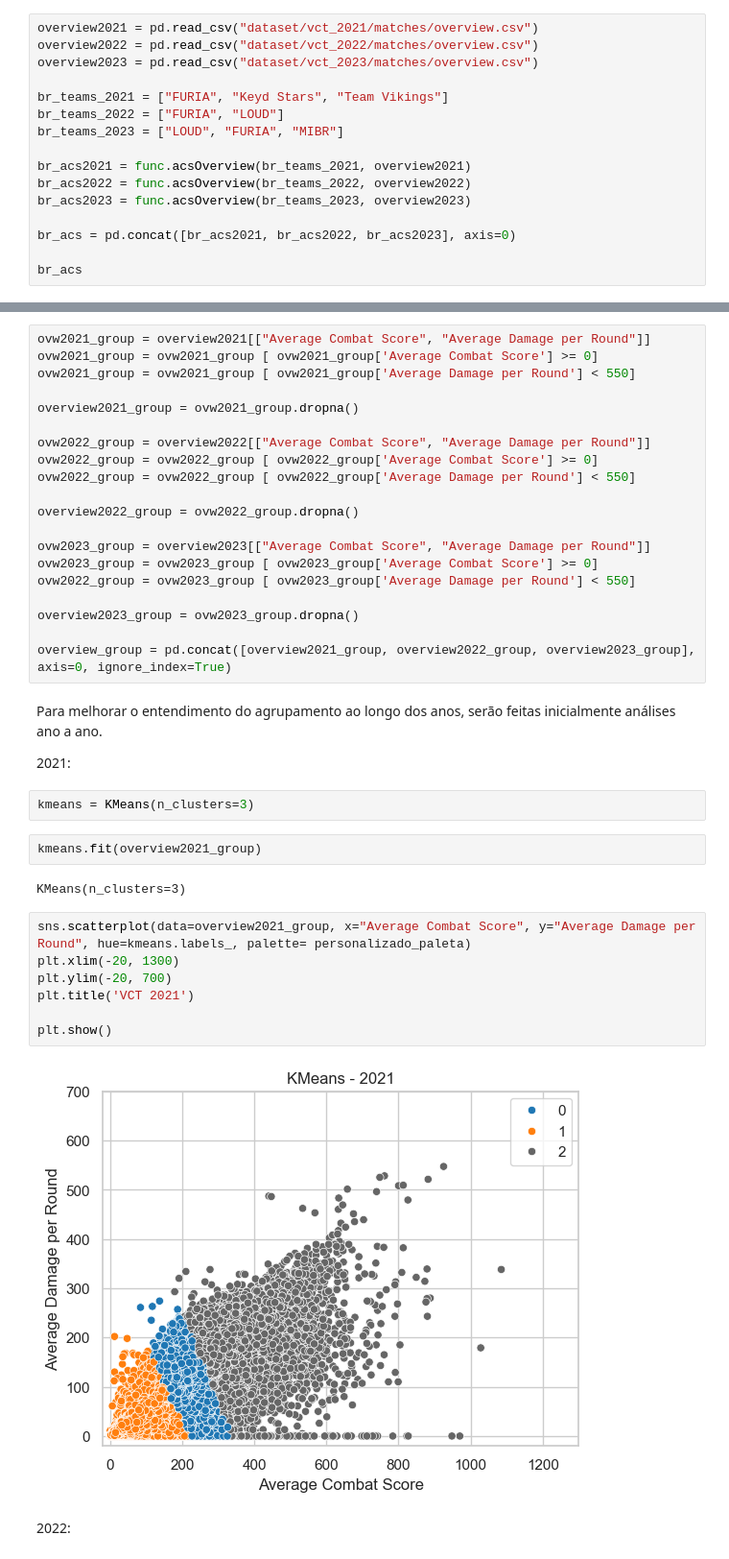
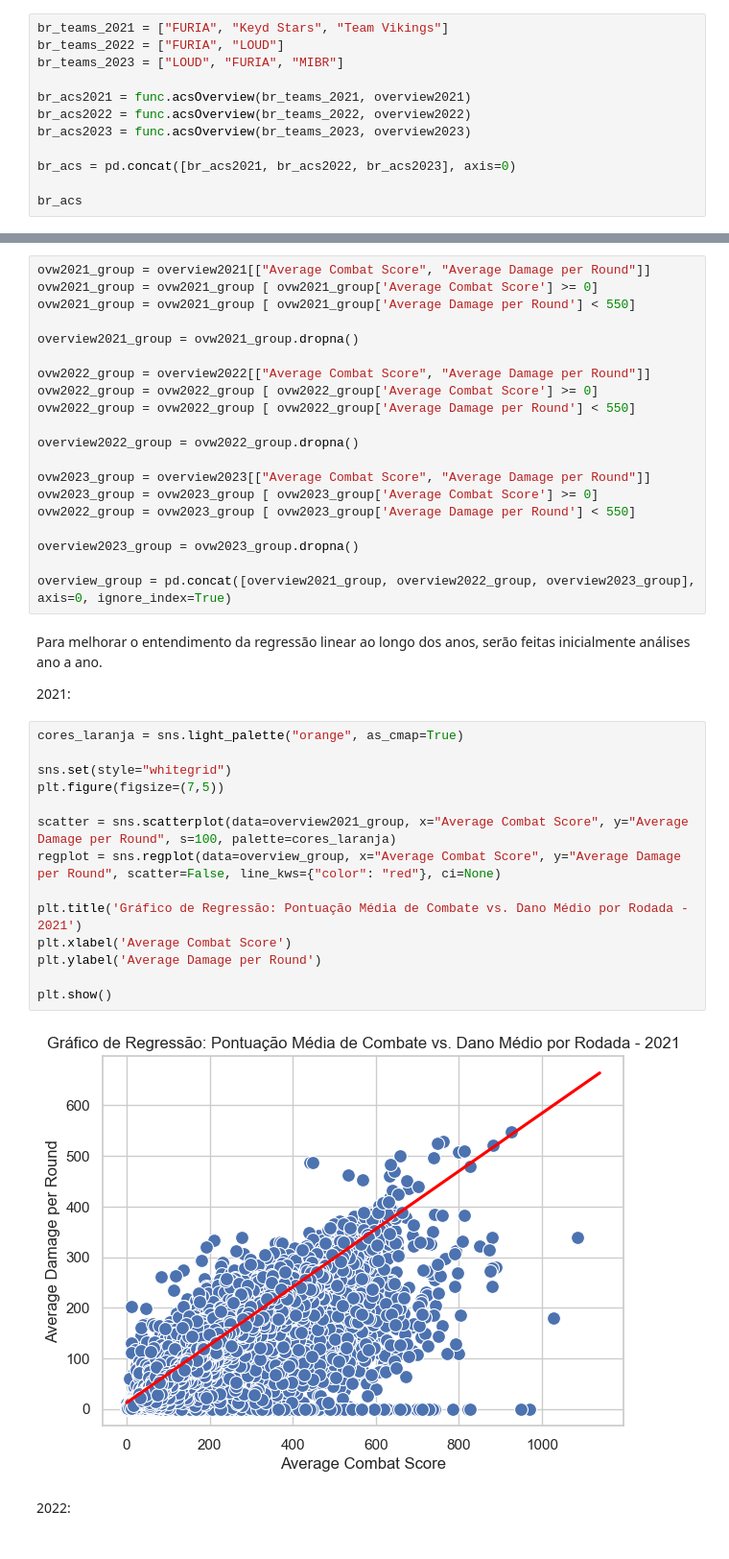
Before and after one commit to PedroLSCabral/Projeto-ICD, a Jupyter notebook: Presentation.ipynb, the cells around one changed output, grey strips where cells are left out. Shown at 96% size. Cells and saved outputs as stored; diff of their text form.

```diff
--- a/Presentation.ipynb
+++ b/Presentation.ipynb
@@ -455,8 +479,4 @@ plt.show()
 # %%
-overview2021 = pd.read_csv("dataset/vct_2021/matches/overview.csv")
-overview2022 = pd.read_csv("dataset/vct_2022/matches/overview.csv")
-overview2023 = pd.read_csv("dataset/vct_2023/matches/overview.csv")
-
 br_teams_2021 = ["FURIA", "Keyd Stars", "Team Vikings"]
 br_teams_2022 = ["FURIA", "LOUD"]
 br_teams_2023 = ["LOUD", "FURIA", "MIBR"]
@@ -517,23 +539,24 @@ overview2023_group = ovw2023_group.dropna()
 
 overview_group = pd.concat([overview2021_group, overview2022_group, overview2023_group], axis=0, ignore_index=True)
 # %% [markdown]
-Para melhorar o entendimento do agrupamento ao longo dos anos, serão feitas inicialmente análises ano a ano.
+Para melhorar o entendimento da regressão linear ao longo dos anos, serão feitas inicialmente análises ano a ano.
 
 2021:
-# %%
-kmeans = KMeans(n_clusters=3)
-# %%
-kmeans.fit(overview2021_group)
-# %% [output]
-KMeans(n_clusters=3)
-# %%
-sns.scatterplot(data=overview2021_group, x="Average Combat Score", y="Average Damage per Round", hue=kmeans.labels_, palette= personalizado_paleta)
-plt.xlim(-20, 1300)
-plt.ylim(-20, 700)
-plt.title('VCT 2021')
-
-plt.show()
-# %% [output]
-[figure, removed]
+# %%
+cores_laranja = sns.light_palette("orange", as_cmap=True)
+
+sns.set(style="whitegrid")
+plt.figure(figsize=(7,5))
+
+scatter = sns.scatterplot(data=overview2021_group, x="Average Combat Score", y="Average Damage per Round", s=100, palette=cores_laranja)
+regplot = sns.regplot(data=overview_group, x="Average Combat Score", y="Average Damage per Round", scatter=False, line_kws={"color": "red"}, ci=None)
+
+plt.title('Gráfico de Regressão: Pontuação Média de Combate vs. Dano Médio por Rodada - 2021')
+plt.xlabel('Average Combat Score')
+plt.ylabel('Average Damage per Round')
+
+plt.show()
+# %% [output]
+[figure, added]
 # %% [markdown]
 2022:
```
Also changed, not shown: parts of 25 cells of this notebook, 4 other files.
